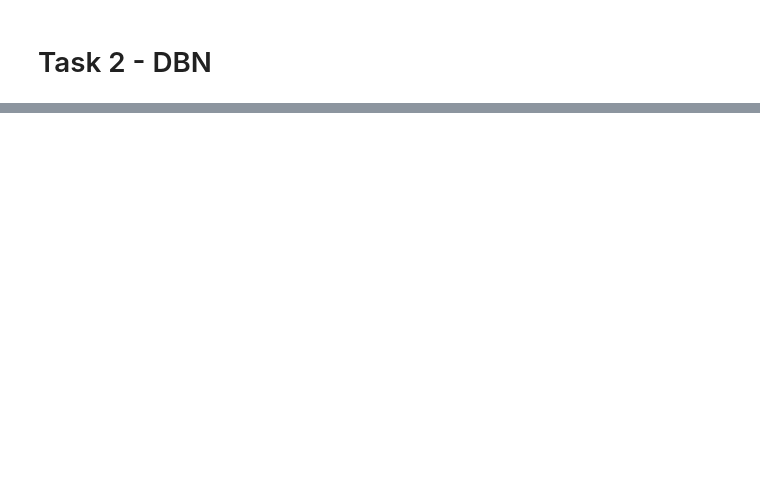
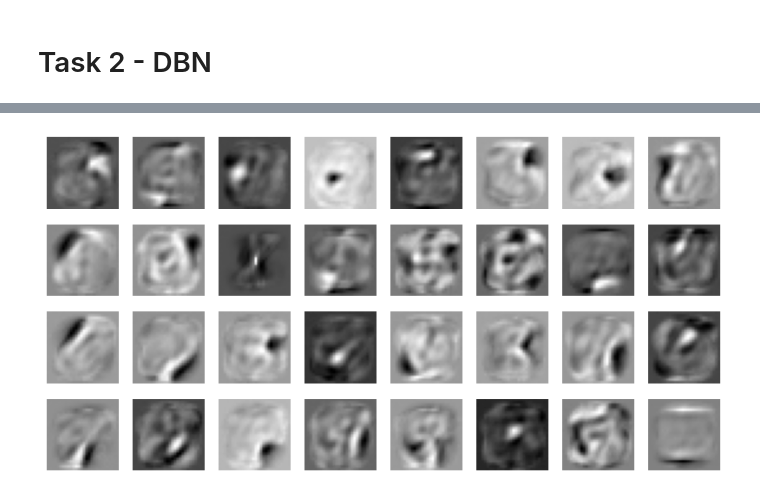
Before and after one commit to my-alaska/ml-course, a Jupyter notebook: rbm/rbms.ipynb, the cells around one changed output, grey strips where cells are left out. Drawn from its saved outputs; the diff is of its cells as text; code cells hidden in the pictures; blank space fills up the shorter version.

```diff
--- a/rbm/rbms.ipynb
+++ b/rbm/rbms.ipynb
@@ -283,0 +508,6 @@ KeyboardInterrupt:
+# %%
+rbm = RBM(hidden_size=32, verbose=True)
+
+rbm.fit(
+    mnist_train_data.reshape(mnist_train_data.shape[0], -1), epochs=50, batch_size=128
+)
@@ -283,0 +534,4 @@ KeyboardInterrupt:
+# %%
+display_images(rbm.W.T[:-1, :-1].reshape(-1, 28, 28), cols=8)
+# %% [output]
+[figure, added]
```
Also changed, not shown: parts of 11 cells of this notebook.
